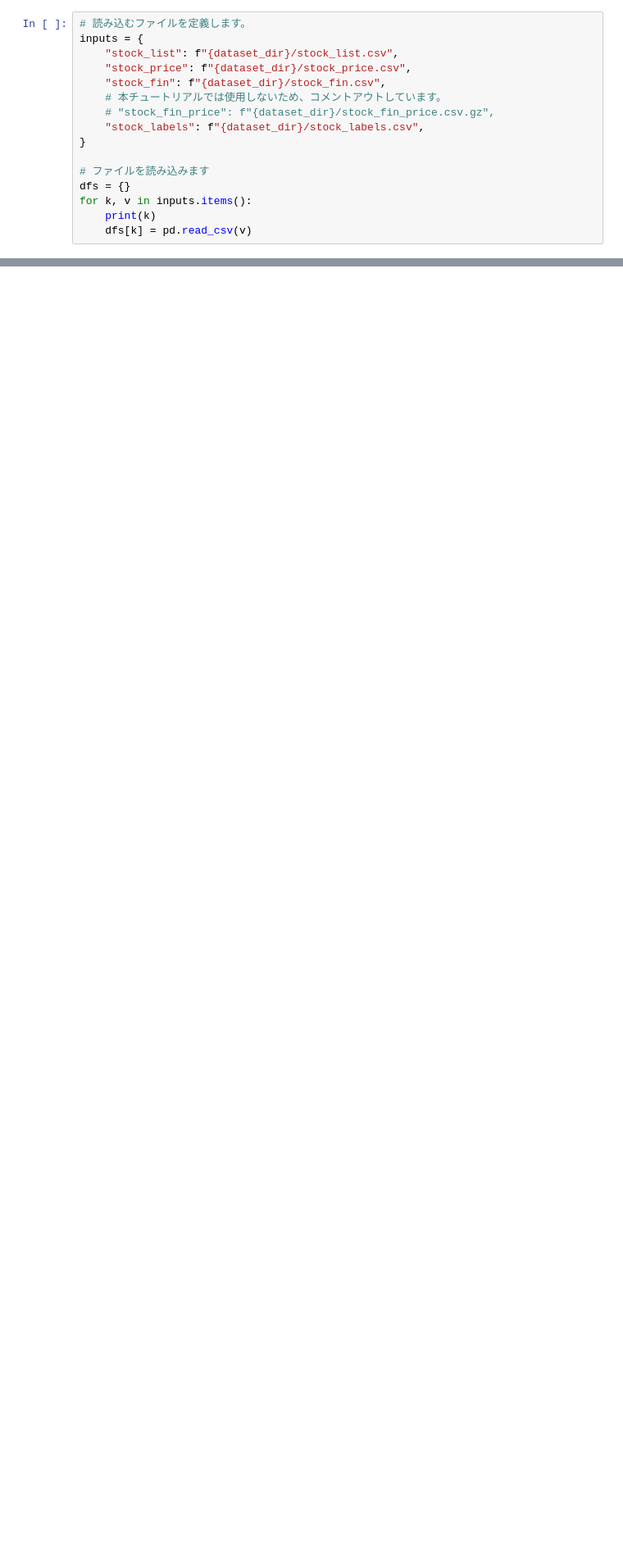
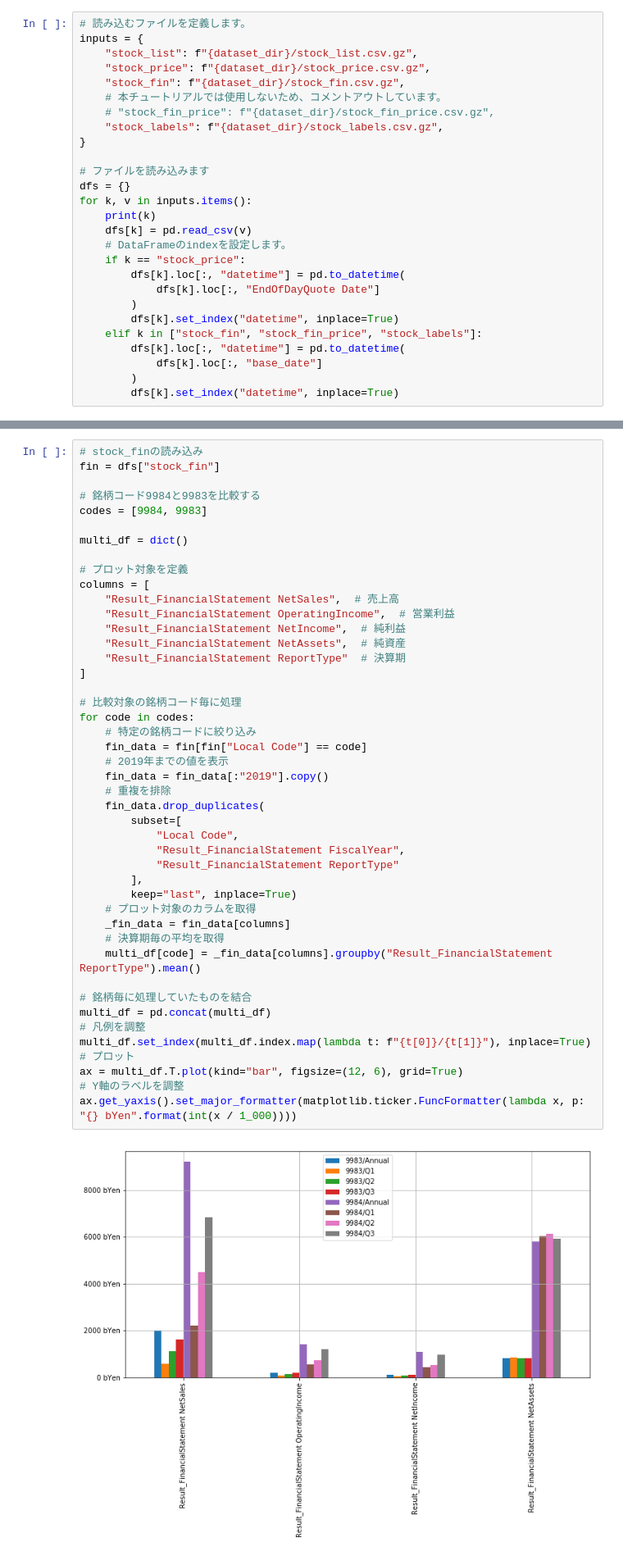
Before and after one commit to Takuzo01/signate_quants, a Jupyter notebook: quants_analysis.ipynb, the cells around one changed output, grey strips where cells are left out. Shown at 82% size. Saved outputs shown, nothing was run; the diff lists cells and outputs as text; blank space fills up the shorter version.

Commit message:
plus graph

```diff
--- a/quants_analysis.ipynb
+++ b/quants_analysis.ipynb
@@ -17,12 +17,12 @@ dataset_dir="../data_dir/"
 # %%
 # 読み込むファイルを定義します。
 inputs = {
-    "stock_list": f"{dataset_dir}/stock_list.csv",
-    "stock_price": f"{dataset_dir}/stock_price.csv",
-    "stock_fin": f"{dataset_dir}/stock_fin.csv",
+    "stock_list": f"{dataset_dir}/stock_list.csv.gz",
+    "stock_price": f"{dataset_dir}/stock_price.csv.gz",
+    "stock_fin": f"{dataset_dir}/stock_fin.csv.gz",
     # 本チュートリアルでは使用しないため、コメントアウトしています。
     # "stock_fin_price": f"{dataset_dir}/stock_fin_price.csv.gz",
-    "stock_labels": f"{dataset_dir}/stock_labels.csv",
+    "stock_labels": f"{dataset_dir}/stock_labels.csv.gz",
 }
 
 # ファイルを読み込みます
@@ -30,6 +30,17 @@ dfs = {}
 for k, v in inputs.items():
     print(k)
     dfs[k] = pd.read_csv(v)
+    # DataFrameのindexを設定します。
+    if k == "stock_price":
+        dfs[k].loc[:, "datetime"] = pd.to_datetime(
+            dfs[k].loc[:, "EndOfDayQuote Date"]
+        )
+        dfs[k].set_index("datetime", inplace=True)
+    elif k in ["stock_fin", "stock_fin_price", "stock_labels"]:
+        dfs[k].loc[:, "datetime"] = pd.to_datetime(
+            dfs[k].loc[:, "base_date"]
+        )
+        dfs[k].set_index("datetime", inplace=True)
 # %% [output]
 stock_list
 stock_price
@@ -63,3 +74,50 @@ sns.pairplot(fin_data[columns], hue="Result_FinancialStatement ReportType", heig
 # %% [output]
 <seaborn.axisgrid.PairGrid at 0x...>
 [figure]
+# %%
+# stock_finの読み込み
+fin = dfs["stock_fin"]
+
+# 銘柄コード9984と9983を比較する
+codes = [9984, 9983]
+
+multi_df = dict()
+
+# プロット対象を定義
+columns = [
+    "Result_FinancialStatement NetSales",  # 売上高
+    "Result_FinancialStatement OperatingIncome",  # 営業利益
+    "Result_FinancialStatement NetIncome",  # 純利益
+    "Result_FinancialStatement NetAssets",  # 純資産
+    "Result_FinancialStatement ReportType"  # 決算期
+]
+
+# 比較対象の銘柄コード毎に処理
+for code in codes:
+    # 特定の銘柄コードに絞り込み
+    fin_data = fin[fin["Local Code"] == code]
+    # 2019年までの値を表示
+    fin_data = fin_data[:"2019"].copy()
+    # 重複を排除
+    fin_data.drop_duplicates(
+        subset=[
+            "Local Code",
+            "Result_FinancialStatement FiscalYear",
+            "Result_FinancialStatement ReportType"
+        ],
+        keep="last", inplace=True)
+    # プロット対象のカラムを取得
+    _fin_data = fin_data[columns]
+    # 決算期毎の平均を取得
+    multi_df[code] = _fin_data[columns].groupby("Result_FinancialStatement ReportType").mean()
+
+# 銘柄毎に処理していたものを結合
+multi_df = pd.concat(multi_df)
+# 凡例を調整
+multi_df.set_index(multi_df.index.map(lambda t: f"{t[0]}/{t[1]}"), inplace=True)
+# プロット
+ax = multi_df.T.plot(kind="bar", figsize=(12, 6), grid=True)
+# Y軸のラベルを調整
+ax.get_yaxis().set_major_formatter(matplotlib.ticker.FuncFormatter(lambda x, p: "{} bYen".format(int(x / 1_000))))
+# %% [output]
+[figure, added]
```
Also changed, not shown: parts of 5 cells of this notebook.
